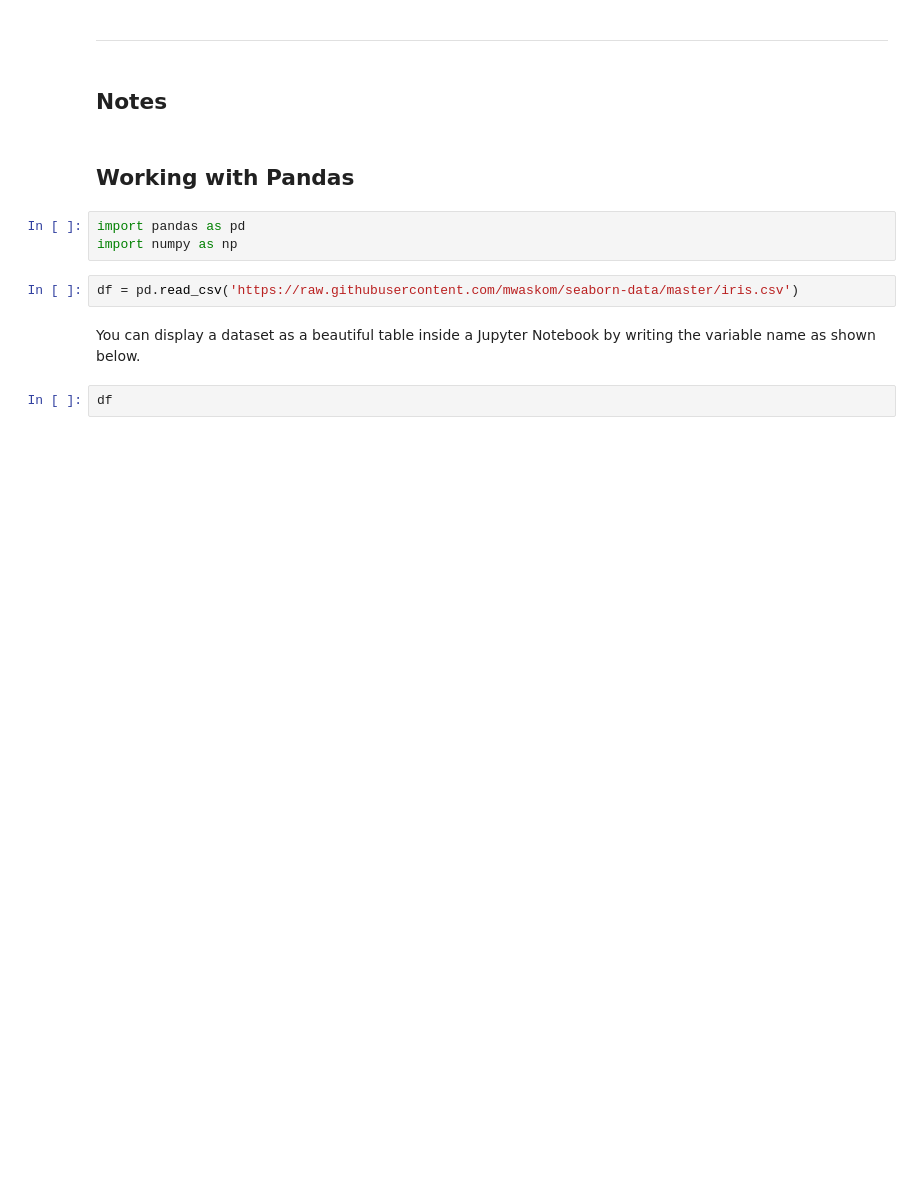
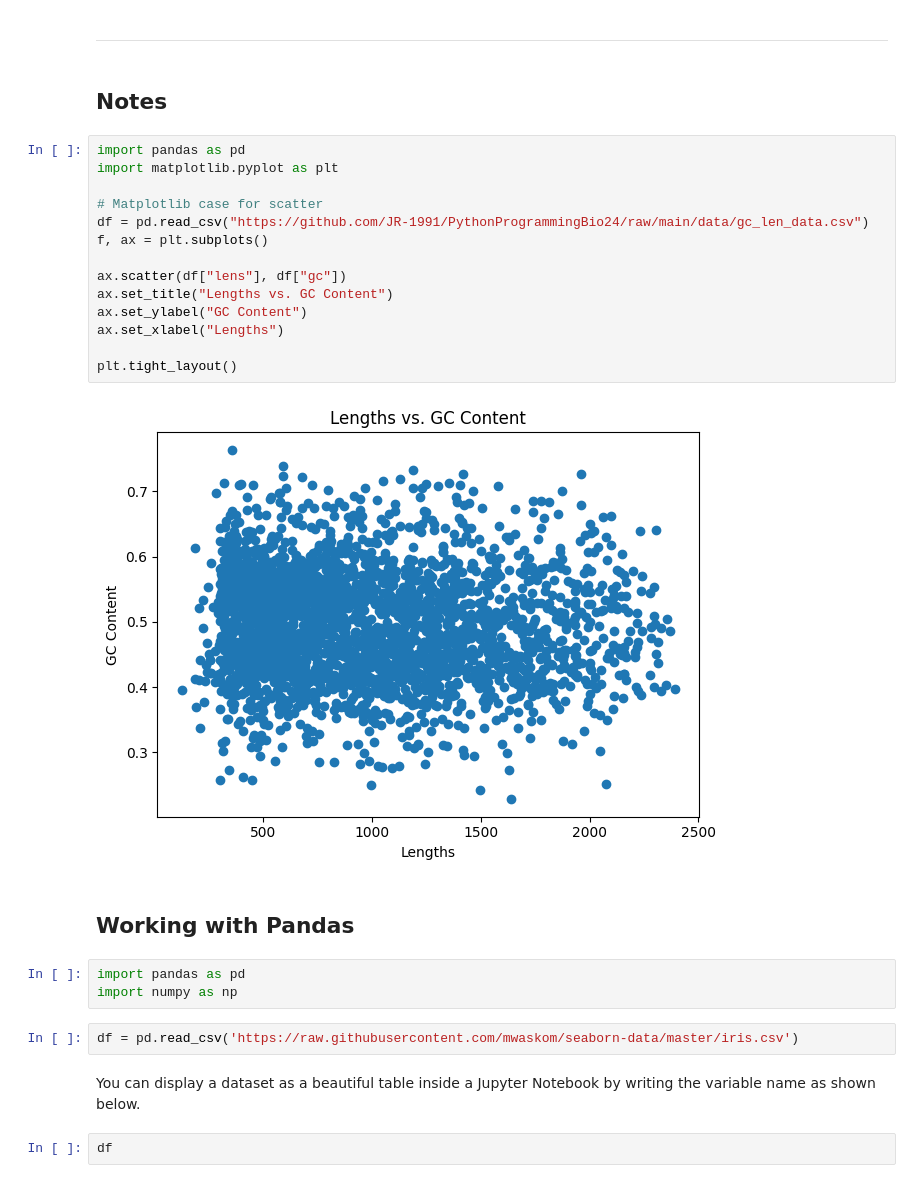
Before and after one commit to JR-1991/PythonProgrammingBio24, a Jupyter notebook: notebooks/Seminar_005.ipynb, the cells around one changed output. Cells and saved outputs as stored; diff of their text form; blank space fills up the shorter version.

```diff
--- a/notebooks/Seminar_005.ipynb
+++ b/notebooks/Seminar_005.ipynb
@@ -6,6 +6,22 @@
 ------
 # %% [markdown]
 ## Notes
+# %%
+import pandas as pd
+import matplotlib.pyplot as plt
+
+# Matplotlib case for scatter
+df = pd.read_csv("https://github.com/JR-1991/PythonProgrammingBio24/raw/main/data/gc_len_data.csv")
+f, ax = plt.subplots()
+
+ax.scatter(df["lens"], df["gc"])
+ax.set_title("Lengths vs. GC Content")
+ax.set_ylabel("GC Content")
+ax.set_xlabel("Lengths")
+
+plt.tight_layout()
+# %% [output]
+[figure, added]
 # %% [markdown]
 ## Working with Pandas
 # %%
```
